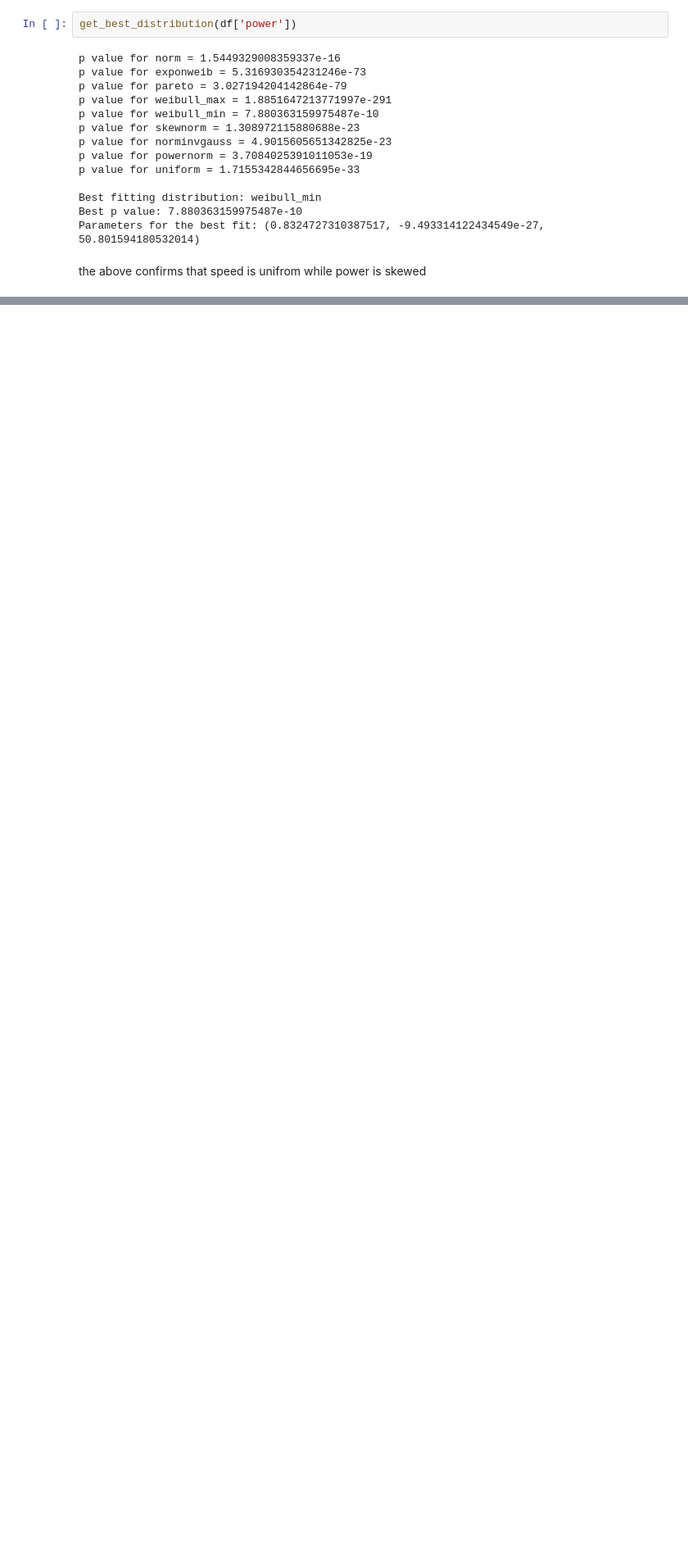
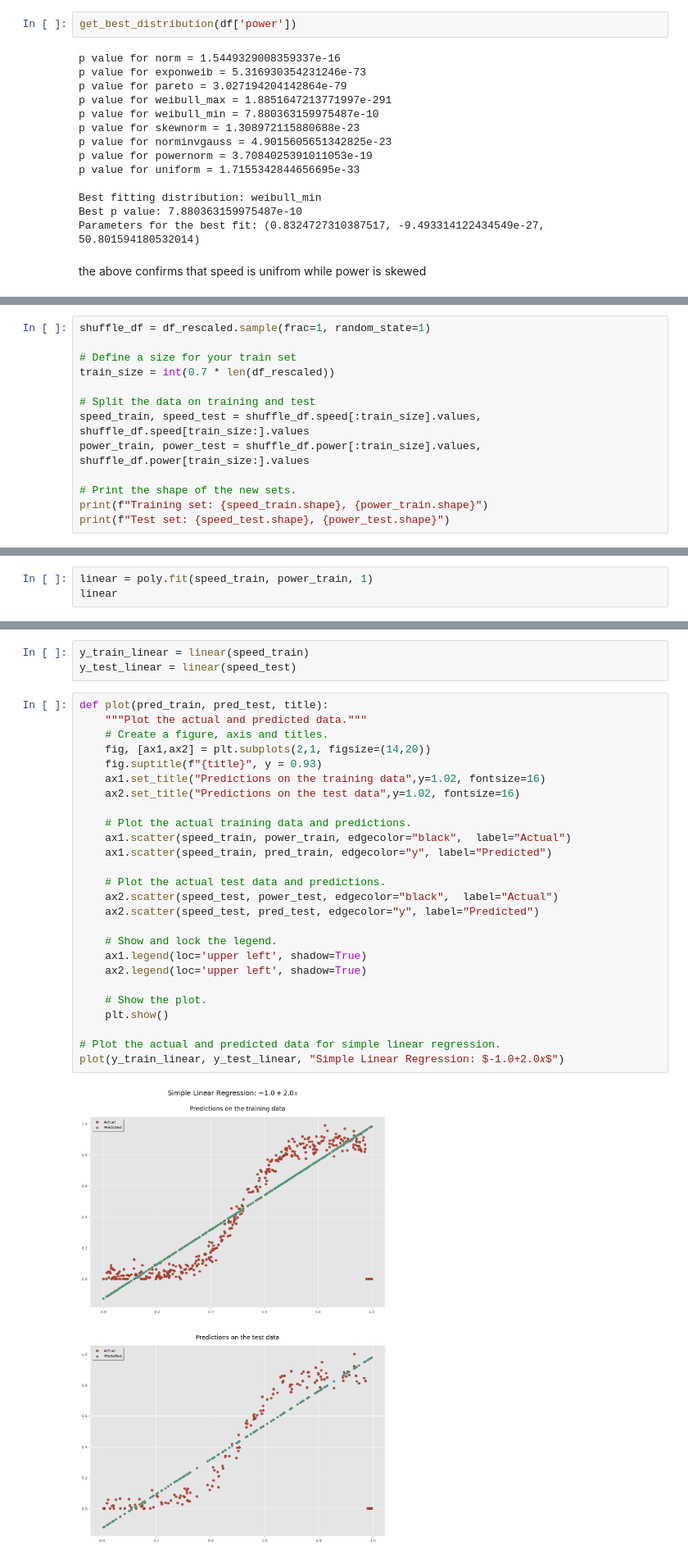
Before and after one commit to keithmmc/windpower, a Jupyter notebook: wind.ipynb, the cells around one changed output, grey strips where cells are left out. Shown at 82% size. Cells and saved outputs as stored; diff of their text form; blank space fills up the shorter version.

```diff
--- a/wind.ipynb
+++ b/wind.ipynb
@@ -183,0 +257,13 @@ the above confirms that speed is unifrom while power is skewed
+# %%
+shuffle_df = df_rescaled.sample(frac=1, random_state=1)
+
+# Define a size for your train set
+train_size = int(0.7 * len(df_rescaled))
+
+# Split the data on training and test
+speed_train, speed_test = shuffle_df.speed[:train_size].values, shuffle_df.speed[train_size:].values
+power_train, power_test = shuffle_df.power[:train_size].values, shuffle_df.power[train_size:].values
+
+# Print the shape of the new sets.
+print(f"Training set: {speed_train.shape}, {power_train.shape}")
+print(f"Test set: {speed_test.shape}, {power_test.shape}")
@@ -183,0 +277,3 @@ the above confirms that speed is unifrom while power is skewed
+# %%
+linear = poly.fit(speed_train, power_train, 1)
+linear
@@ -183,0 +284,31 @@ the above confirms that speed is unifrom while power is skewed
+# %%
+y_train_linear = linear(speed_train)
+y_test_linear = linear(speed_test)
+# %%
+def plot(pred_train, pred_test, title):
+    """Plot the actual and predicted data."""
+    # Create a figure, axis and titles.
+    fig, [ax1,ax2] = plt.subplots(2,1, figsize=(14,20))
+    fig.suptitle(f"{title}", y = 0.93)
+    ax1.set_title("Predictions on the training data",y=1.02, fontsize=16)
+    ax2.set_title("Predictions on the test data",y=1.02, fontsize=16)
+
+    # Plot the actual training data and predictions.
+    ax1.scatter(speed_train, power_train, edgecolor="black",  label="Actual")
+    ax1.scatter(speed_train, pred_train, edgecolor="y", label="Predicted")
+
+    # Plot the actual test data and predictions.
+    ax2.scatter(speed_test, power_test, edgecolor="black",  label="Actual")
+    ax2.scatter(speed_test, pred_test, edgecolor="y", label="Predicted")
+
+    # Show and lock the legend.
+    ax1.legend(loc='upper left', shadow=True)
+    ax2.legend(loc='upper left', shadow=True)
+
+    # Show the plot.
+    plt.show()
+
+# Plot the actual and predicted data for simple linear regression.
+plot(y_train_linear, y_test_linear, "Simple Linear Regression: $-1.0+2.0𝑥$")
+# %% [output]
+[figure, added]
```
Also changed, not shown: parts of 16 cells of this notebook.
